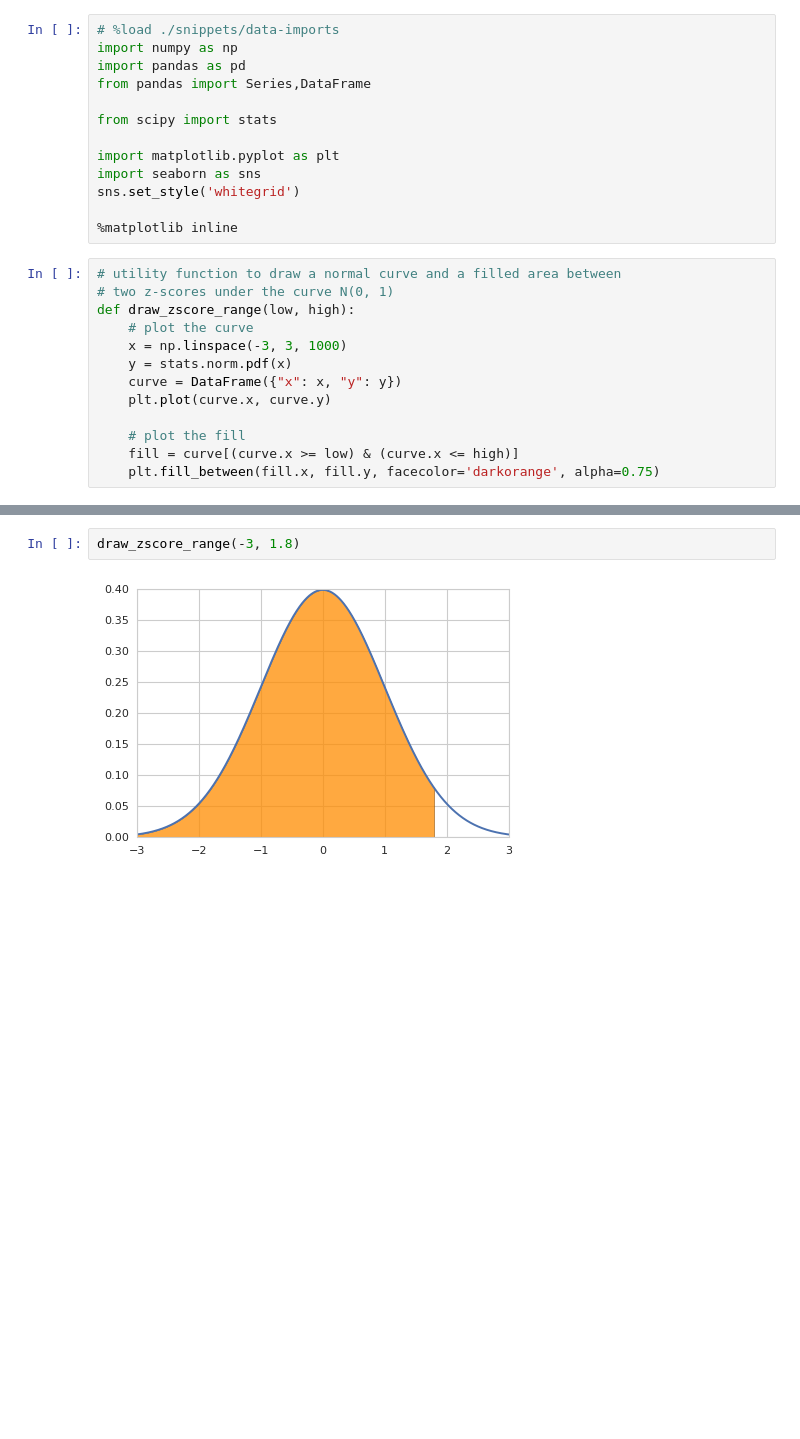
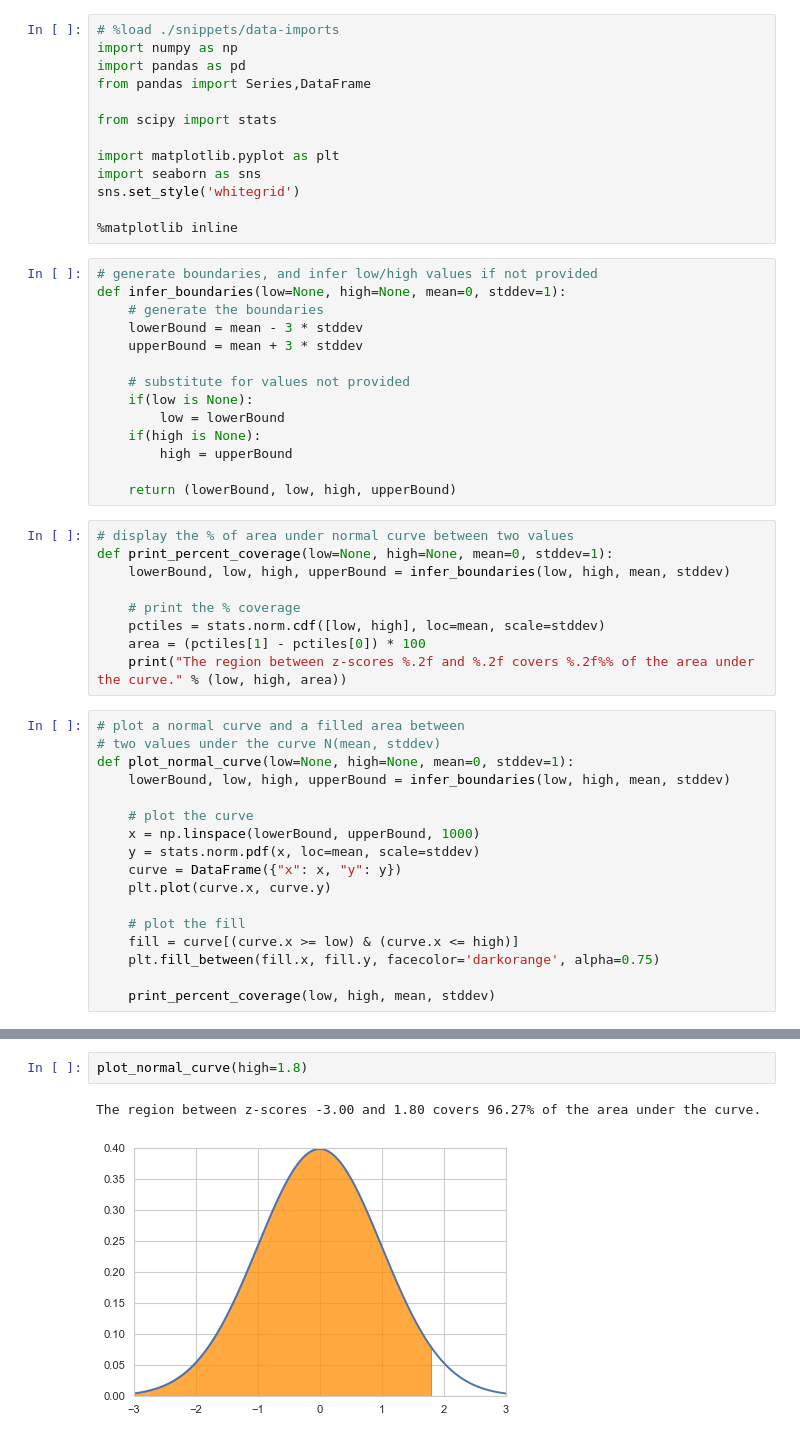
Before and after one commit to rickhaffey/stats-dvb, a Jupyter notebook: Chapter 6 - Standard Deviation and Normal Model.ipynb, the cells around one changed output, grey strips where cells are left out. Saved outputs shown, nothing was run; the diff lists cells and outputs as text; blank space fills up the shorter version.

```diff
--- a/Chapter 6 - Standard Deviation and Normal Model.ipynb
+++ b/Chapter 6 - Standard Deviation and Normal Model.ipynb
@@ -149,16 +151,43 @@ import seaborn as sns
 sns.set_style('whitegrid')
 
 %matplotlib inline
+# %%
+# generate boundaries, and infer low/high values if not provided
+def infer_boundaries(low=None, high=None, mean=0, stddev=1):
+    # generate the boundaries
+    lowerBound = mean - 3 * stddev
+    upperBound = mean + 3 * stddev
+
+    # substitute for values not provided
+    if(low is None):
+        low = lowerBound
+    if(high is None):
+        high = upperBound
+
+    return (lowerBound, low, high, upperBound)
+# %%
+# display the % of area under normal curve between two values
+def print_percent_coverage(low=None, high=None, mean=0, stddev=1):
+    lowerBound, low, high, upperBound = infer_boundaries(low, high, mean, stddev)
+
+    # print the % coverage
+    pctiles = stats.norm.cdf([low, high], loc=mean, scale=stddev)
+    area = (pctiles[1] - pctiles[0]) * 100
+    print("The region between z-scores %.2f and %.2f covers %.2f%% of the area under the curve." % (low, high, area))
 # %%
-# utility function to draw a normal curve and a filled area between
-# two z-scores under the curve N(0, 1)
-def draw_zscore_range(low, high):
+# plot a normal curve and a filled area between
+# two values under the curve N(mean, stddev)
+def plot_normal_curve(low=None, high=None, mean=0, stddev=1):
+    lowerBound, low, high, upperBound = infer_boundaries(low, high, mean, stddev)
+
     # plot the curve
-    x = np.linspace(-3, 3, 1000)
-    y = stats.norm.pdf(x)
+    x = np.linspace(lowerBound, upperBound, 1000)
+    y = stats.norm.pdf(x, loc=mean, scale=stddev)
     curve = DataFrame({"x": x, "y": y})
     plt.plot(curve.x, curve.y)
 
     # plot the fill
     fill = curve[(curve.x >= low) & (curve.x <= high)]
     plt.fill_between(fill.x, fill.y, facecolor='darkorange', alpha=0.75)
+
+    print_percent_coverage(low, high, mean, stddev)
@@ -178,4 +199,5 @@ a value with a z-score of 1.8 is at the 0.964069680887 percentile of values
 # %%
-draw_zscore_range(-3, 1.8)
+plot_normal_curve(high=1.8)
 # %% [output]
+The region between z-scores -3.00 and 1.80 covers 96.27% of the area under the curve.
-[figure, old version]
+[figure, new version]
```
Also changed, not shown: parts of 23 cells of this notebook.
